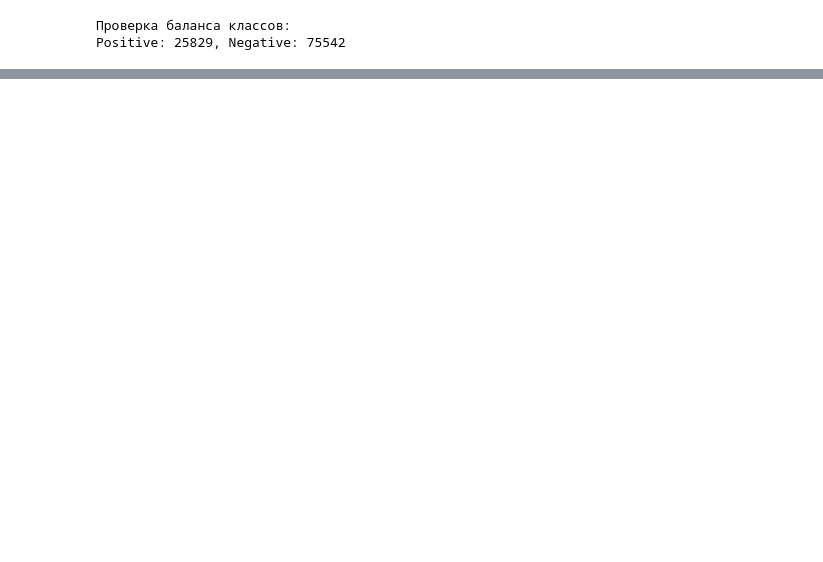
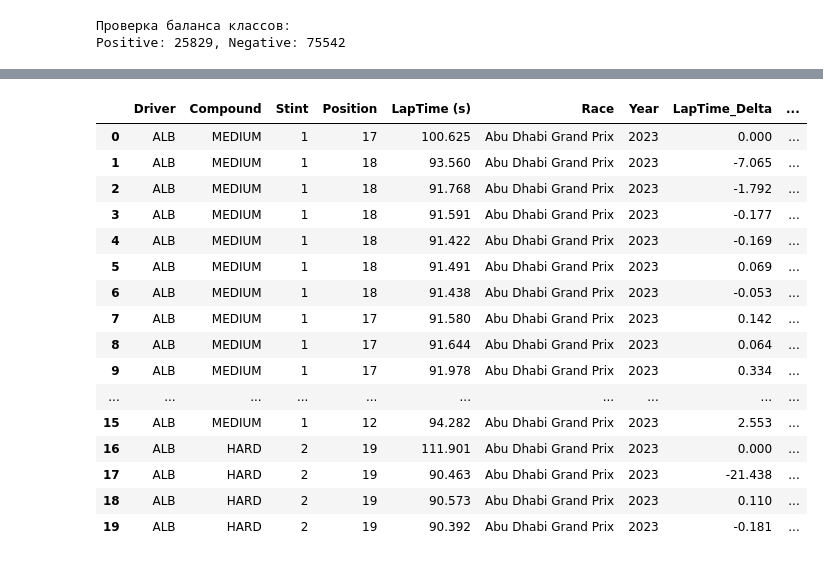
Before and after one commit to hsemlcourse/hseml-group-project-vassuha, a Jupyter notebook: notebooks/01_eda.ipynb, the cells around one changed output, grey strips where cells are left out. Saved outputs shown, nothing was run; the diff lists cells and outputs as text; code cells hidden in the pictures; blank space fills up the shorter version.

```diff
--- a/notebooks/01_eda.ipynb
+++ b/notebooks/01_eda.ipynb
@@ -123,3 +123,3 @@ plt.show()
 # %%
 df = df.drop_duplicates()
-df = df.drop('TyreLife')
+df = df.drop(['TyreLife', 'LapNumber'], axis=1)
@@ -143,0 +128,20 @@ X_train, X_test, y_train, y_test = split(X, y, test_size=0.2, random_state=42)
+# %%
+df.head(20)
+# %% [output]
+|  | Driver | Compound | Stint | Position | LapTime (s) | Race | Year | LapTime_Delta | ... |
+| 0 | ALB | MEDIUM | 1 | 17 | 100.625 | Abu Dhabi Grand Prix | 2023 | 0.000 | ... |
+| 1 | ALB | MEDIUM | 1 | 18 | 93.560 | Abu Dhabi Grand Prix | 2023 | -7.065 | ... |
+| 2 | ALB | MEDIUM | 1 | 18 | 91.768 | Abu Dhabi Grand Prix | 2023 | -1.792 | ... |
+| 3 | ALB | MEDIUM | 1 | 18 | 91.591 | Abu Dhabi Grand Prix | 2023 | -0.177 | ... |
+| 4 | ALB | MEDIUM | 1 | 18 | 91.422 | Abu Dhabi Grand Prix | 2023 | -0.169 | ... |
+| 5 | ALB | MEDIUM | 1 | 18 | 91.491 | Abu Dhabi Grand Prix | 2023 | 0.069 | ... |
+| 6 | ALB | MEDIUM | 1 | 18 | 91.438 | Abu Dhabi Grand Prix | 2023 | -0.053 | ... |
+| 7 | ALB | MEDIUM | 1 | 17 | 91.580 | Abu Dhabi Grand Prix | 2023 | 0.142 | ... |
+| 8 | ALB | MEDIUM | 1 | 17 | 91.644 | Abu Dhabi Grand Prix | 2023 | 0.064 | ... |
+| 9 | ALB | MEDIUM | 1 | 17 | 91.978 | Abu Dhabi Grand Prix | 2023 | 0.334 | ... |
+| ... | ... | ... | ... | ... | ... | ... | ... | ... | ... |
+| 15 | ALB | MEDIUM | 1 | 12 | 94.282 | Abu Dhabi Grand Prix | 2023 | 2.553 | ... |
+| 16 | ALB | HARD | 2 | 19 | 111.901 | Abu Dhabi Grand Prix | 2023 | 0.000 | ... |
+| 17 | ALB | HARD | 2 | 19 | 90.463 | Abu Dhabi Grand Prix | 2023 | -21.438 | ... |
+| 18 | ALB | HARD | 2 | 19 | 90.573 | Abu Dhabi Grand Prix | 2023 | 0.110 | ... |
+| 19 | ALB | HARD | 2 | 19 | 90.392 | Abu Dhabi Grand Prix | 2023 | -0.181 | ... |
```
Also changed, not shown: parts of 10 cells of this notebook, 1 other file.
